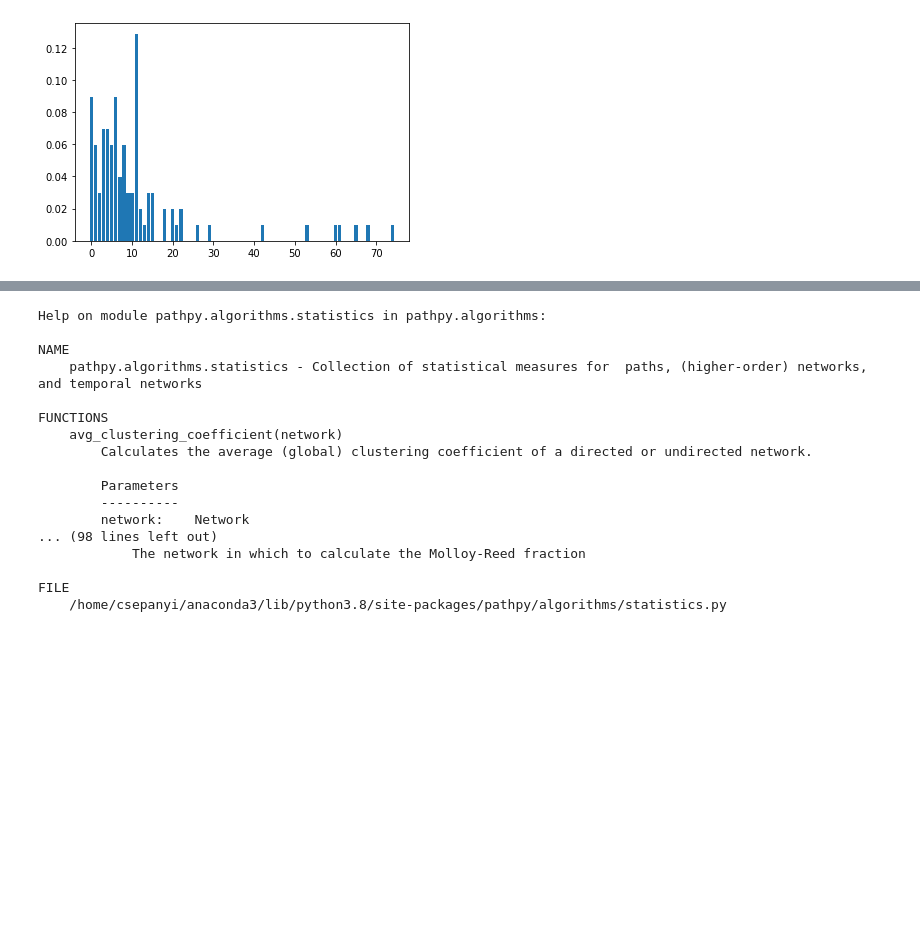
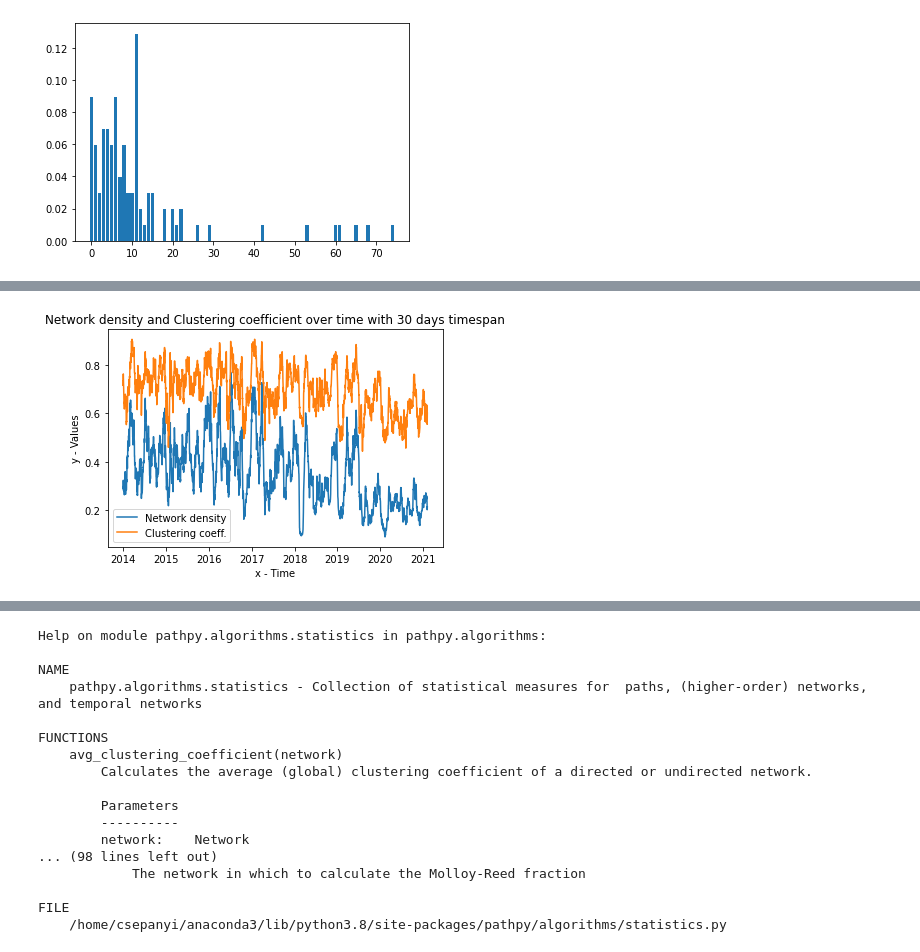
Before and after one commit to csepanyij/master-thesis, a Jupyter notebook: notebooks/static_nets.ipynb, the cells around one changed output, grey strips where cells are left out. Drawn from its saved outputs; the diff is of its cells as text; code cells hidden in the pictures; blank space fills up the shorter version.

```diff
--- a/notebooks/static_nets.ipynb
+++ b/notebooks/static_nets.ipynb
@@ -275,0 +341,10 @@ plt.bar(keys, values)
+# %%
+plt.plot(x, y2, label = "Network density")
+plt.plot(x, y3, label = "Clustering coeff.")
+plt.xlabel('x - Time')
+plt.ylabel('y - Values')
+plt.title('Network density and Clustering coefficient over time with 30 days timespan')
+plt.legend()
+plt.show()
+# %% [output]
+[figure, added]
```
Also changed, not shown: parts of 13 cells of this notebook, 1 other file.
